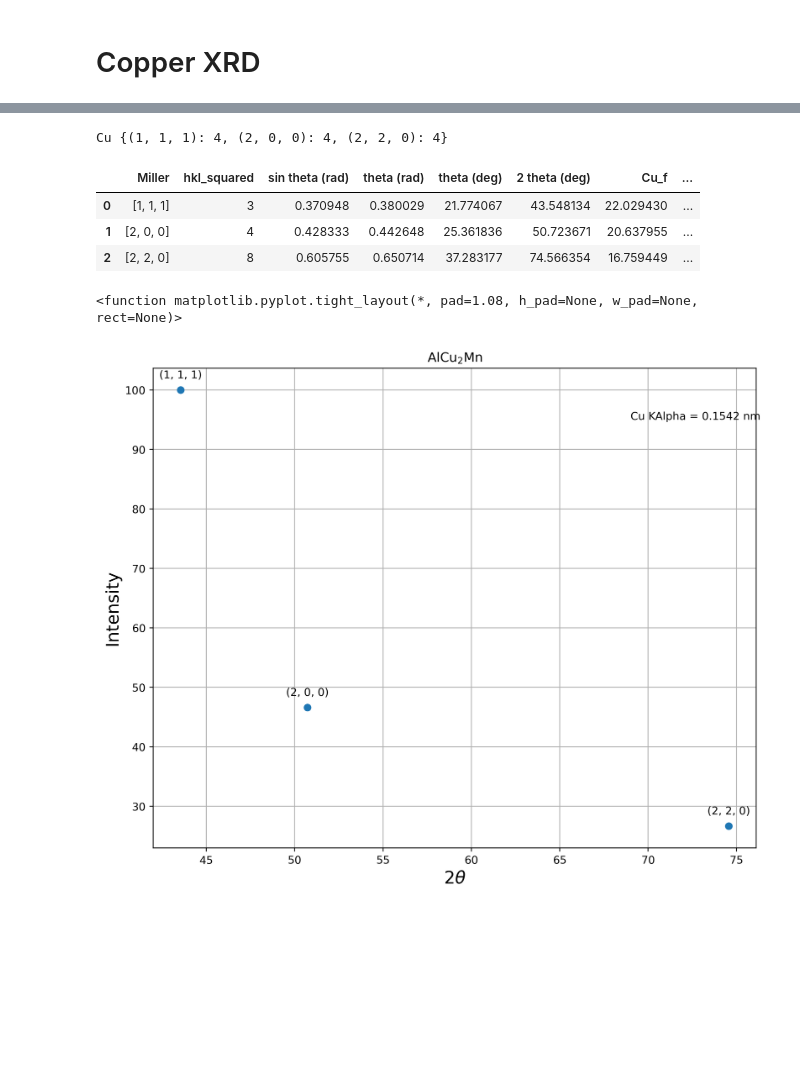
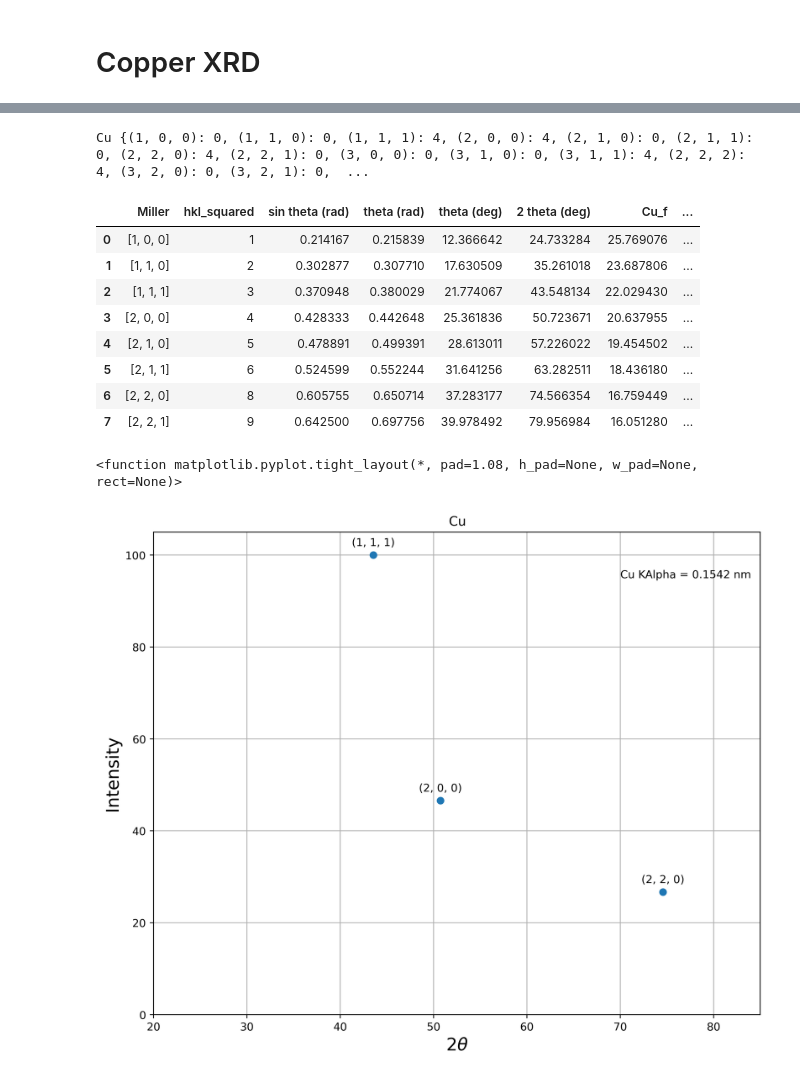
Before and after one commit to Hvossler/XRD, a Jupyter notebook: Cu_XRD.ipynb, the cells around one changed output, grey strips where cells are left out. Saved outputs shown, nothing was run; the diff lists cells and outputs as text; code cells hidden in the pictures; blank space fills up the shorter version.

```diff
--- a/Cu_XRD.ipynb
+++ b/Cu_XRD.ipynb
@@ -21,3 +13,10 @@ df = pd.DataFrame({'Miller': miller_list})
+# %%
+# Read in the miller indices csv:
+planes_df = pd.read_csv('All_Planes_hkl.csv')
+miller_indices = planes_df.values
+# Store this in a dataframe:
+miller_list = [list(row) for row in miller_indices[0:8]]
+df = pd.DataFrame({'Miller': miller_list})
 # %%
 df['hkl_squared'] = df['Miller'].apply(lambda x: x[0]**2 + x[1]**2 + x[2]**2)
 df['sin theta (rad)'] = df['hkl_squared'].apply(lambda x: math.sqrt((wavelength**2/(4*lattice_constant**2))*x))
@@ -57,7 +68,7 @@ def compute_structure_factor_term(atom_positions, miller_indices_array):
 Cu_structure_factor_term = compute_structure_factor_term(Cu_positions, miller_indices)
 print("Cu", Cu_structure_factor_term)
 # %% [output]
-Cu {(1, 1, 1): 4, (2, 0, 0): 4, (2, 2, 0): 4}
+Cu {(1, 0, 0): 0, (1, 1, 0): 0, (1, 1, 1): 4, (2, 0, 0): 4, (2, 1, 0): 0, (2, 1, 1): 0, (2, 2, 0): 4, (2, 2, 1): 0, (3, 0, 0): 0, (3, 1, 0): 0, (3, 1, 1): 4, (2, 2, 2): 4, (3, 2, 0): 0, (3, 2, 1): 0,  ...
 # %%
 # This calculates f, the atomic scattering factor, for each atom time at each theta angle
 # check the angle calculation units
@@ -70,10 +79,27 @@ df['Cu_f'] = df['theta (rad)'].apply(lambda x: calc_atomic_scattering_factor(x,
+# %%
+# Define function to calculate multiplicity facor for each plane:
+def get_unique_permutations(hkl):
+    # Get all permutations of the Miller indices
+    perms = list(itertools.permutations(hkl))
+
+    # For each permutation, consider all possible sign changes
+    all_permutations = []
+    for perm in perms:
+        signs = itertools.product([1, -1], repeat=3)
+        for sign in signs:
+            all_permutations.append(tuple([i*j for i, j in zip(perm, sign)]))
+
+    # Return unique permutations (planes)
+    return set(all_permutations)
 # %%
 # Calculate the structure factors using the atomic scattering factors-
 # i need to go through this math to make sure it is correct-
 # it definitely doesnt match the peak intensities given on mateirals project
+df['Cu_f'] = df['theta (rad)'].apply(lambda x: calc_atomic_scattering_factor(x, 29, 1.579, 62.940, 1.820, 12.453, 1.658, 2.504, 0.532, 0.333))
 df['Structure Factor'] = df['Cu_f'] * df['Miller'].apply(lambda x: Cu_structure_factor_term[tuple(x)])
 df['F^2'] = df['Structure Factor']**2
-df['p'] = [8, 6, 12]
+#df['p'] = [8, 6, 12]
+df['p'] = df['Miller'].apply(lambda x: len(get_unique_permutations(x)))
 df['Lorentz_factor'] = df['theta (rad)'].apply(lambda x: (1+(math.cos(2*x)**2)) / (math.sin(x)**2 * math.cos(x)))
 df['Intensity'] = df['F^2']*df['p']*df['Lorentz_factor']
 df["Intensity_norm"] = (df["Intensity"]/df["Intensity"].max())*100
@@ -81,27 +107,37 @@ df["Intensity_norm"] = (df["Intensity"]/df["Intensity"].max())*100
 df
 # %% [output]
 |  | Miller | hkl_squared | sin theta (rad) | theta (rad) | theta (deg) | 2 theta (deg) | Cu_f | ... |
-| 0 | [1, 1, 1] | 3 | 0.370948 | 0.380029 | 21.774067 | 43.548134 | 22.029430 | ... |
-| 1 | [2, 0, 0] | 4 | 0.428333 | 0.442648 | 25.361836 | 50.723671 | 20.637955 | ... |
-| 2 | [2, 2, 0] | 8 | 0.605755 | 0.650714 | 37.283177 | 74.566354 | 16.759449 | ... |
+| 0 | [1, 0, 0] | 1 | 0.214167 | 0.215839 | 12.366642 | 24.733284 | 25.769076 | ... |
+| 1 | [1, 1, 0] | 2 | 0.302877 | 0.307710 | 17.630509 | 35.261018 | 23.687806 | ... |
+| 2 | [1, 1, 1] | 3 | 0.370948 | 0.380029 | 21.774067 | 43.548134 | 22.029430 | ... |
+| 3 | [2, 0, 0] | 4 | 0.428333 | 0.442648 | 25.361836 | 50.723671 | 20.637955 | ... |
+| 4 | [2, 1, 0] | 5 | 0.478891 | 0.499391 | 28.613011 | 57.226022 | 19.454502 | ... |
+| 5 | [2, 1, 1] | 6 | 0.524599 | 0.552244 | 31.641256 | 63.282511 | 18.436180 | ... |
+| 6 | [2, 2, 0] | 8 | 0.605755 | 0.650714 | 37.283177 | 74.566354 | 16.759449 | ... |
+| 7 | [2, 2, 1] | 9 | 0.642500 | 0.697756 | 39.978492 | 79.956984 | 16.051280 | ... |
 # %%
 fig = plt.figure(figsize=(10, 8), dpi = 400)
-plt.plot(df['2 theta (deg)'], df['Intensity_norm'], 'o')
+filtered_df = df[df['Intensity_norm'] != 0]
+x = filtered_df['2 theta (deg)']
+y = filtered_df['Intensity_norm']
+plt.plot(x, y, 'o')
 
 # Add text labels above each data point
-for index, row in df.iterrows():
+for index, row in filtered_df.iterrows():
     label = str(row['Miller']).replace('[', '(').replace(']', ')')
     x = row['2 theta (deg)']
     y = row['Intensity_norm']
-    plt.text(x, y + 0.02 * max(df['Intensity_norm']), label, ha='center')
+    plt.text(x, y + 0.02 * max(filtered_df['Intensity_norm']), label, ha='center')
 
 # Figure formatting
-plt.text(69, 95, "Cu KAlpha = 0.1542 nm")
+plt.text(70, 95, "Cu KAlpha = 0.1542 nm")
+plt.xlim(20, 85)
+plt.ylim(0, 105)
 plt.xlabel("2"r'$\theta$', fontsize = 16)
 plt.ylabel('Intensity', fontsize = 16)
-plt.title(r'$\mathrm{AlCu_2Mn}$')
+plt.title(r'$\mathrm{Cu}$')
 plt.grid()
 plt.tight_layout
 # %% [output]
 <function matplotlib.pyplot.tight_layout(*, pad=1.08, h_pad=None, w_pad=None, rect=None)>
-[figure, old version]
+[figure, new version]
```
Also changed, not shown: parts of 4 cells of this notebook, 6 other files.
